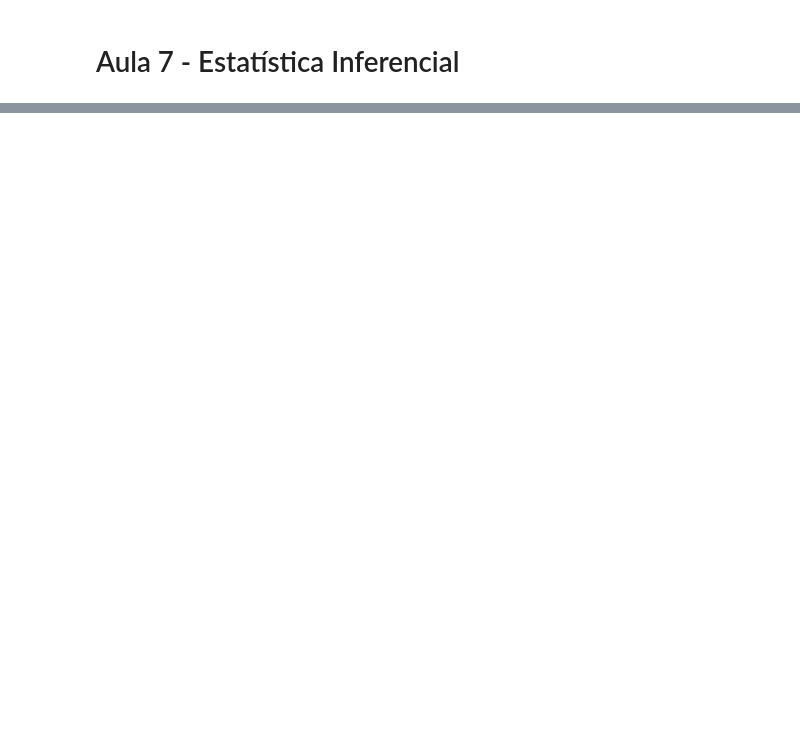
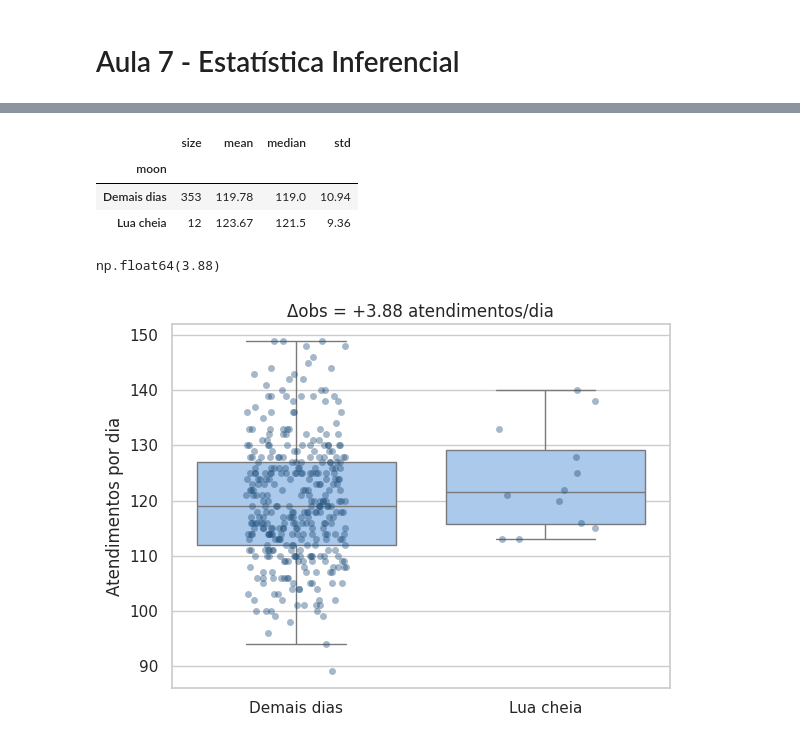
Before and after one commit to helena-varela/ciencia-de-dados, a Jupyter notebook: Unidade_02/Aula_07/aula_07.ipynb, the cells around one changed output, grey strips where cells are left out. Cells and saved outputs as stored; diff of their text form; code cells hidden in the pictures; blank space fills up the shorter version.

```diff
--- a/Unidade_02/Aula_07/aula_07.ipynb
+++ b/Unidade_02/Aula_07/aula_07.ipynb
@@ -32,0 +102,62 @@ mtcars.head()
+# %%
+# semente fixa: o sorteio dá sempre o mesmo resultado
+rng = np.random.default_rng(2726)
+
+# dias de lua cheia: o ciclo lunar dura ~29,53 dias, então são 12 luas cheias no ano
+full_moon_days = np.round(np.arange(12) * 29.53 + 14)
+
+er_visits = (
+  pd.DataFrame({"day": np.arange(365)})
+  .assign(
+    # todos os dias são sorteados da MESMA distribuição de Poisson (média de 120 atendimentos)
+    # ou seja, a lua não tem efeito nenhum
+    visits=rng.poisson(120, size=365),
+    full_moon=lambda df: df["day"].isin(full_moon_days),  # True se o dia é de lua cheia
+    moon=lambda df: np.where(df["full_moon"], "Lua cheia", "Demais dias"),
+  )
+)
+# %%
+# atendimentos por dia em cada grupo (12 dias de lua cheia x 353 demais dias)
+(
+  er_visits
+  .groupby("moon")
+  .visits
+  .agg(["size", "mean", "median", "std"])
+  .round(2)
+)
+# %% [output]
+|  | size | mean | median | std |
+| moon |  |  |  |  |
+| Demais dias | 353 | 119.78 | 119.0 | 10.94 |
+| Lua cheia | 12 | 123.67 | 121.5 | 9.36 |
+# %%
+# atendimentos de cada grupo
+moon_in = er_visits.loc[er_visits.full_moon, "visits"]
+moon_out = er_visits.loc[~er_visits.full_moon, "visits"]  # inverte: seleciona os dias que NÃO são de lua cheia
+
+# efeito observado da lua cheia
+moon_obs = moon_in.mean() - moon_out.mean()
+
+round(moon_obs, 2)
+# %% [output]
+np.float64(3.88)
+# %%
+# mesmo boxplot, agora para o pronto-socorro
+# com 365 pontos, deixamos os pontos mais transparentes (alpha=.4)
+fig, ax = plt.subplots(figsize=(6, 4.5))
+
+plot_groups(
+  er_visits, "moon", "visits", ["Demais dias", "Lua cheia"], ax,
+  alpha=.4, jitter=.2,
+)
+
+ax.set(
+  title=f"Δobs = {moon_obs:+.2f} atendimentos/dia",
+  xlabel="",
+  ylabel="Atendimentos por dia",
+)
+
+plt.tight_layout()
+plt.show()
+# %% [output]
+[figure, added]
```
Also changed, not shown: parts of 46 cells of this notebook.
